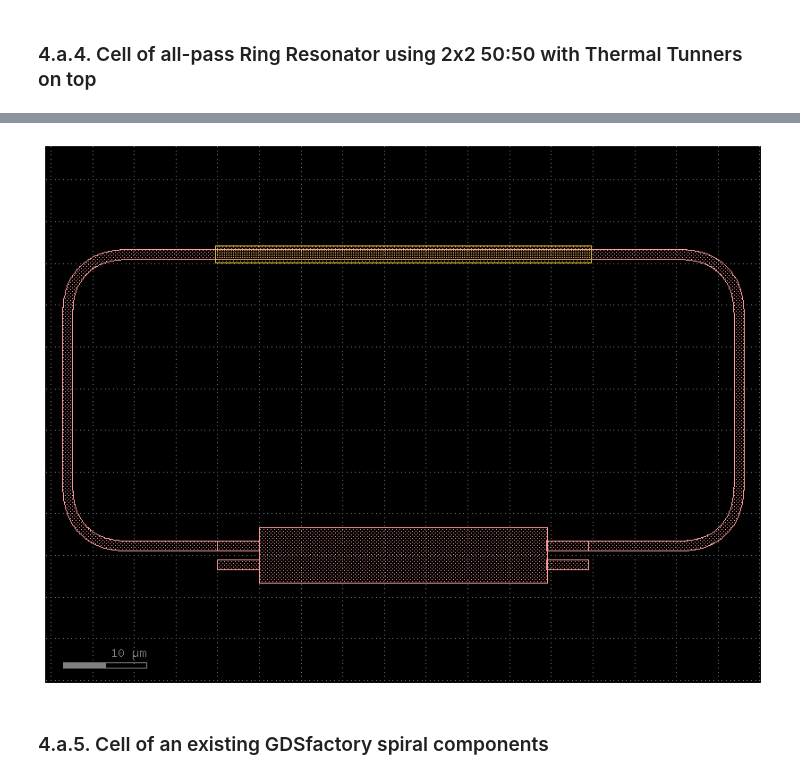
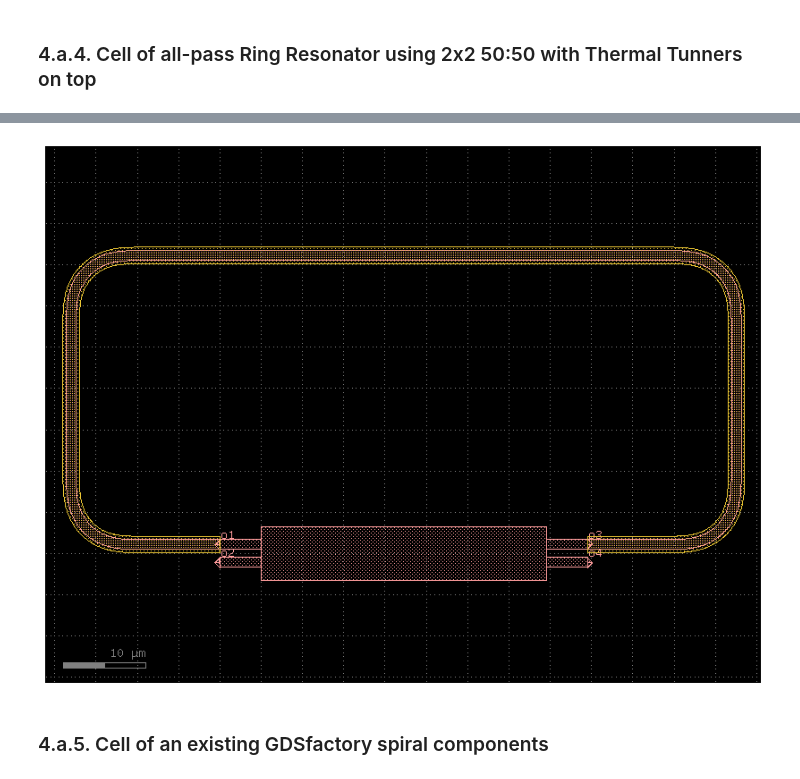
Before and after one commit to Imarmor/cifoin-lab4, a Jupyter notebook: LAYOUT_Student.ipynb, the cells around one changed output, grey strips where cells are left out. Saved outputs shown, nothing was run; the diff lists cells and outputs as text; code cells hidden in the pictures.

```diff
--- a/LAYOUT_Student.ipynb
+++ b/LAYOUT_Student.ipynb
@@ -821,7 +789,7 @@ ring_all_pass.show()
 ### 4.a.4. Cell of all-pass Ring Resonator using 2x2 50:50 with Thermal Tunners on top
 # %%
 @gf.cell
-def ring_with_top_thermal_tuner_cell(
+def ring_with_perimeter_thermal_tuner_cell(
     w_wg=1.2,
     w_mmi=6.6,
     l_mmi=69.03598/2,
@@ -830,13 +798,14 @@ def ring_with_top_thermal_tuner_cell(
     side_extension=18.0,
     extra_length=0.0,
     bend_radius=6.0,
-    heater_length=45.0,
     heater_width=2.0,
     layer_wg="WG",
     layer_heater="HEATER",
 ):
     c = gf.Component()
+
     xs_wg = gf.cross_section.strip(width=w_wg, layer=layer_wg)
+    xs_heater = gf.cross_section.strip(width=heater_width, layer=layer_heater)
 
     # MMI 2x2 coupler
     mmi_ref = c.add_ref(
@@ -869,27 +838,36 @@ def ring_with_top_thermal_tuner_cell(
         (xR, yR),
     ]
 
-    ring_path = gf.path.smooth(points=points,radius=bend_radius,)
-    ring_wg = gf.path.extrude(ring_path,cross_section=xs_wg,)
+    # Ring waveguide path
+    ring_path = gf.path.smooth(
+        points=points,
+        radius=bend_radius,
+    )
+
+    # Optical ring
+    ring_wg = gf.path.extrude(
+        ring_path,
+        cross_section=xs_wg,
+    )
     c.add_ref(ring_wg)
 
-    heater = c.add_ref(gf.components.rectangle(size=(heater_length, heater_width),layer=layer_heater,))
-
-    heater_x = (xL + xR) / 2 - heater_length / 2
-    heater_y = y_top - heater_width / 2
-    heater.dmovex(heater_x)
-    heater.dmovey(heater_y)
+    # Thermal tuner following the same perimeter
+    heater = gf.path.extrude(
+        ring_path,
+        cross_section=xs_heater,
+    )
+    c.add_ref(heater)
 
     c.add_port("in", port=mmi_ref.ports["o2"])
     c.add_port("out", port=mmi_ref.ports["o4"])
 
     return c
 
-ring_tuned = ring_with_top_thermal_tuner_cell(
+
+ring_tuned = ring_with_perimeter_thermal_tuner_cell(
     ring_height=35.0,
     side_extension=18.0,
     bend_radius=6.0,
-    heater_length=45.0,
     heater_width=2.0,
 )
 
@@ -900,4 +878,4 @@ ring_tuned.show()
-[figure, old version]
+[figure, new version]
 # %% [markdown]
 ### 4.a.5. Cell of an existing GDSfactory spiral components
 # %%
```
Also changed, not shown: parts of 28 cells of this notebook.
